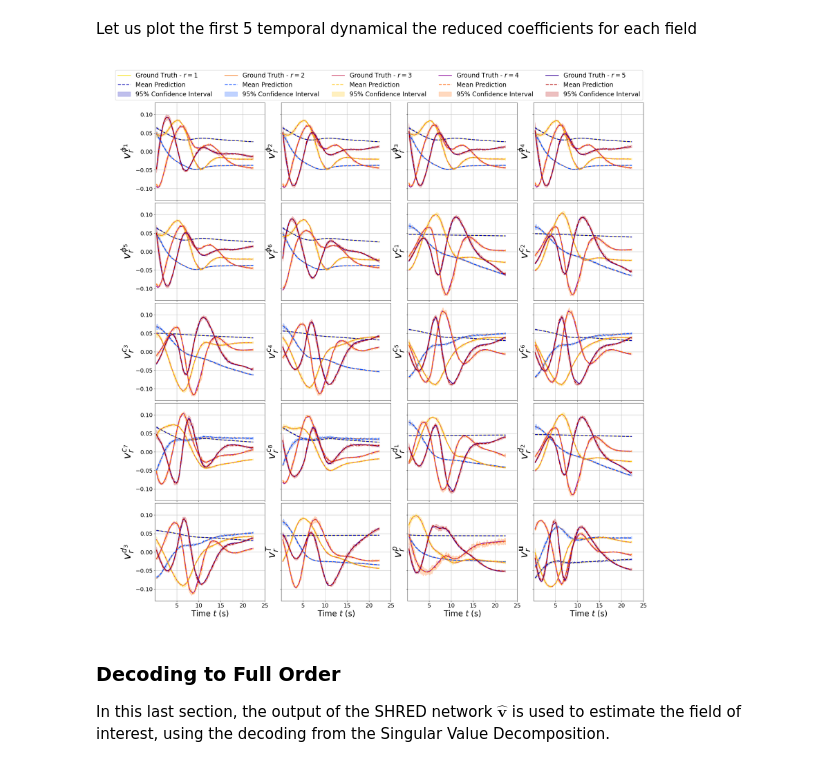
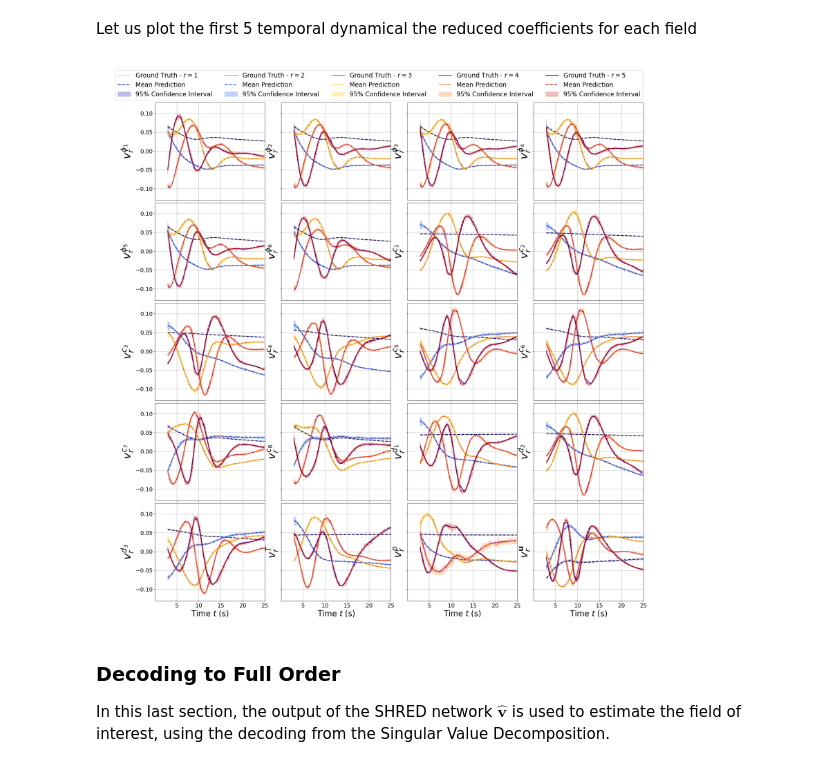
Before and after one commit to ERMETE-Lab/NuSHRED, a Jupyter notebook: Code/P1/02a_shred_uq.ipynb, the cells around one changed output. Cells and saved outputs as stored; diff of their text form; code cells hidden in the pictures.

```diff
--- a/Code/P1/02a_shred_uq.ipynb
+++ b/Code/P1/02a_shred_uq.ipynb
@@ -90,7 +90,7 @@ sensor_locations = np.arange(0, num_sensors, 1, dtype=int) # [0,1,2]
 shred = list()
 test_datasets = list()
 
-train_net = True
+train_net = False
 
 ################################################################################################################
 
@@ -240,12 +251,12 @@ bar = LoopProgress('Evaluate Mean&Std for SHRED output', final = sum(Nmodes))
 for mode in range(num_sensors, sum(Nmodes) + num_sensors):
 
     data = pd.DataFrame({
-        'time': np.hstack([new_t[_test['idx']] for _test in test_datasets]),
+        'time': np.hstack([new_t[_test['idx']+lags] for _test in test_datasets]),
         'value': np.hstack([_test[:,mode] for _test in test_recons]),
     })
 
     # Compute bins
-    bins = np.arange(0, max(data['time']) + bin_width, bin_width)
+    bins = np.arange(min(data['time']), max(data['time']) + bin_width, bin_width)
 
     # Assign each data point to a bin
     data['bin'] = pd.cut(data['time'], bins, right=False)
@@ -288,7 +299,7 @@ for field_i in range(len(var_names)):
                                 y2 = binned_stats[mode]['mean'] + 1.96 * binned_stats[mode]['std'],
                                 color=colors[1], alpha=0.3, label=r'95\% Confidence Interval')
 
-        axs[rr].plot(new_t[test_datasets[-1]['idx']], test_ground_truth[-1][:, mode+num_sensors], '--', c=colors[2], label=r'Ground Truth', linewidth=ls)
+        axs[rr].plot(new_t[test_datasets[-1]['idx']]+lags, test_ground_truth[-1][:, mode+num_sensors], '--', c=colors[2], label=r'Ground Truth', linewidth=ls)
         axs[rr].set_ylabel(r'$v_{'+str(rr+1)+'}^{'+tex_var_names[field_i]+r'}$', fontsize=20)
         axs[rr].grid()
 
@@ -329,35 +340,35 @@ for field_i, field in enumerate(var_names):
                             dtype=int)
 
     # colors = cm.jet(np.linspace(0.,1,len(idx_to_plot)))
     colors = cm.jet([0.05, 0.2, 0.7, 0.8, 0.95])
     colors_gt = cm.plasma(np.linspace(0.1,0.95,len(idx_to_plot)))
     for ii, idx in enumerate(idx_to_plot):
-        axs[field_i].plot(new_t[test_datasets[-1]['idx']], test_ground_truth[-1][:, idx+num_sensors], '-', linewidth=ls, c=colors_gt[-1-ii], label=r'Ground Truth - $r='+str(ii+1)+'$')
+        axs[field_i].plot(new_t[test_datasets[-1]['idx']+lags], test_ground_truth[-1][:, idx+num_sensors], '-', linewidth=ls, c=colors_gt[-1-ii], label=r'Ground Truth - $r='+str(ii+1)+'$')
 
         axs[field_i].plot(binned_stats[idx]['time'], binned_stats[idx]['mean'], '--', c=colors[ii], label=r'Mean Prediction', linewidth=ls)
         axs[field_i].fill_between(  binned_stats[idx]['time'],
                                     y1 = binned_stats[idx]['mean'] - 1.96 * binned_stats[idx]['std'],
                                     y2 = binned_stats[idx]['mean'] + 1.96 * binned_stats[idx]['std'],
                                     color=colors[ii], alpha=0.25, label=r'95% Confidence Interval')
 
     axs[field_i].set_ylabel(r'$v_r^{'+tex_var_names[field_i]+r'}$', fontsize=35)
     axs[field_i].grid()
 
     axs[field_i].set_xticks(np.arange(0,25.0001, 5))
     axs[field_i].set_xlim(min(times), max(times))
     axs[field_i].tick_params(axis='both', labelsize=18)
     # axs[field_i].legend(loc=(1.025, 0.35), ncols=2)
 
 Line, Label = axs[0].get_legend_handles_labels()
 fig.legend(Line, Label, fontsize=20, ncols=5, framealpha=1, loc=(0.035, 0.93))
 
 axs = axs.reshape(nrows, ncols)
 [ax.set_xlabel(r'Time $t$ (s)', fontsize=25) for ax in axs[-1]]
 
 fig.subplots_adjust(hspace=0.025, top = 0.915, wspace=0.15)
 fig.savefig(path_test+'SHRED_dynamics_uq.pdf', format='pdf', dpi=250, bbox_inches='tight')
 # %% [output]
-[figure, old version]
+[figure, new version]
 # %% [markdown]
 ### Decoding to Full Order
 
```
Also changed, not shown: parts of 3 cells of this notebook, 1 other file.
